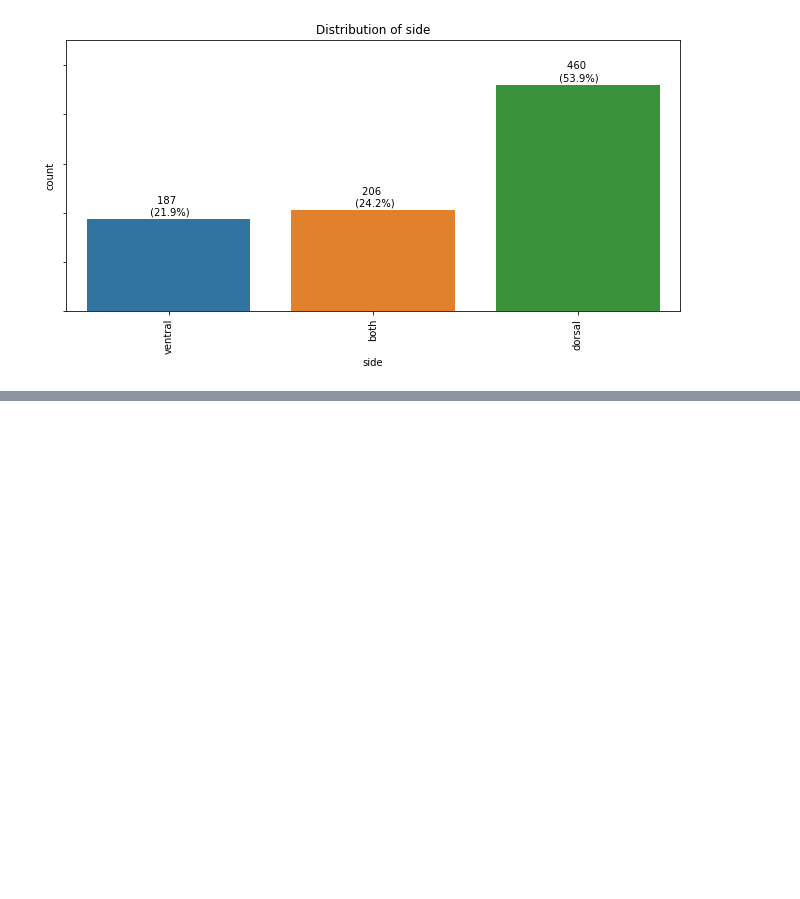
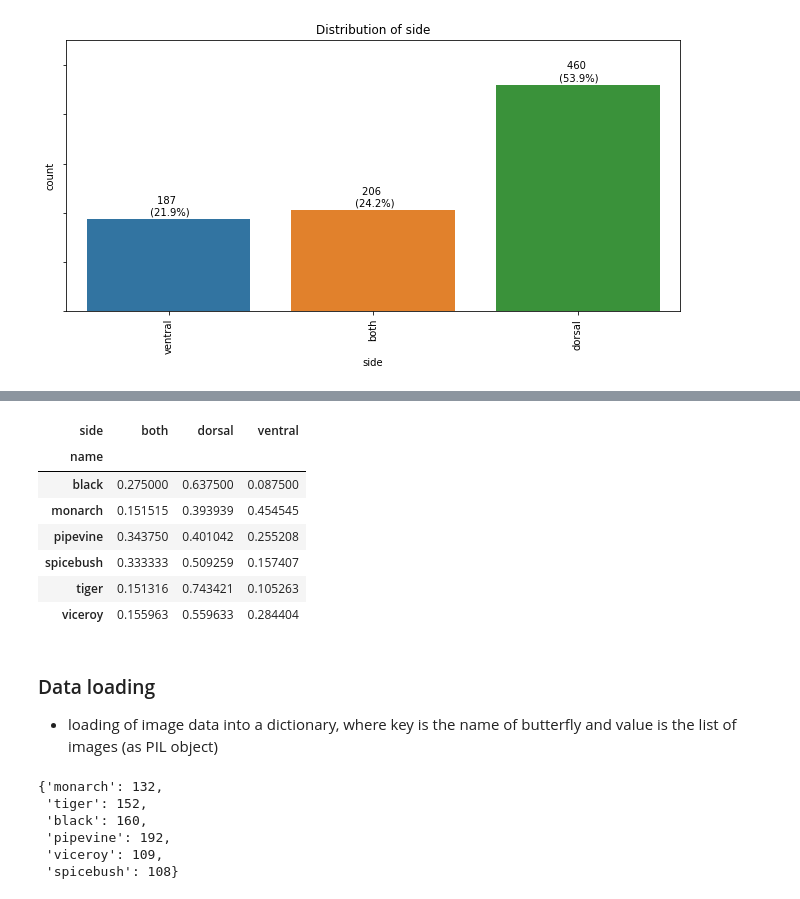
Before and after one commit to yuxuanneo/image_classification_butterfly, a Jupyter notebook: eda.ipynb, the cells around one changed output, grey strips where cells are left out. Cells and saved outputs as stored; diff of their text form; code cells hidden in the pictures; blank space fills up the shorter version.

```diff
--- a/eda.ipynb
+++ b/eda.ipynb
@@ -56,0 +58,14 @@ do image eda alr. can take from david/ dsp
+# %%
+pd.crosstab(df["name"], df["side"], normalize="index")
+# %% [output]
+| side | both | dorsal | ventral |
+| name |  |  |  |
+| black | 0.275000 | 0.637500 | 0.087500 |
+| monarch | 0.151515 | 0.393939 | 0.454545 |
+| pipevine | 0.343750 | 0.401042 | 0.255208 |
+| spicebush | 0.333333 | 0.509259 | 0.157407 |
+| tiger | 0.151316 | 0.743421 | 0.105263 |
+| viceroy | 0.155963 | 0.559633 | 0.284404 |
+# %% [markdown]
+### Data loading
+- loading of image data into a dictionary, where key is the name of butterfly and value is the list of images (as PIL object)
@@ -56,0 +81,10 @@ do image eda alr. can take from david/ dsp
+# %%
+# check that all images have beens successfully read
+{class_: len(images) for class_, images in imgs.items()}
+# %% [output]
+{'monarch': 132,
+ 'tiger': 152,
+ 'black': 160,
+ 'pipevine': 192,
+ 'viceroy': 109,
+ 'spicebush': 108}
```
Also changed, not shown: parts of 7 cells of this notebook.
